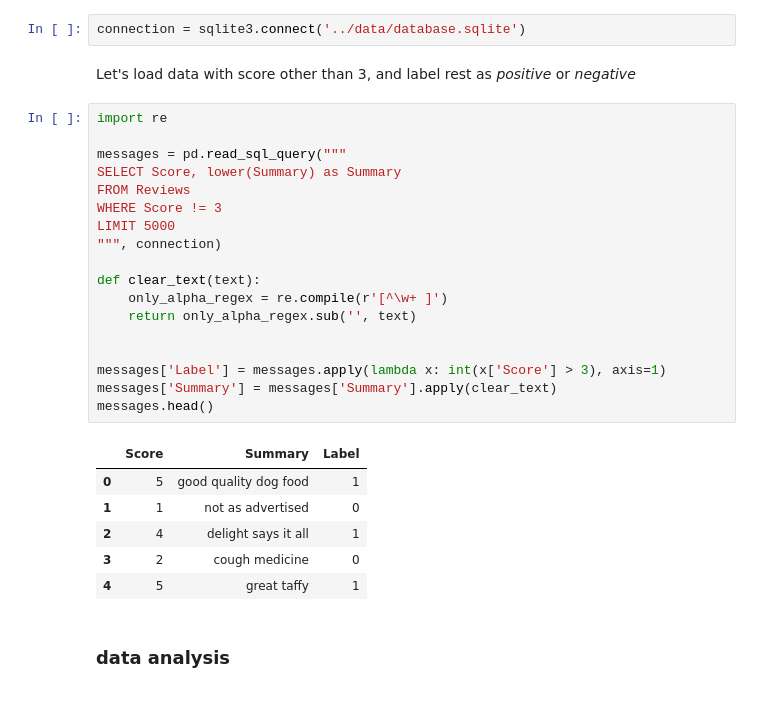
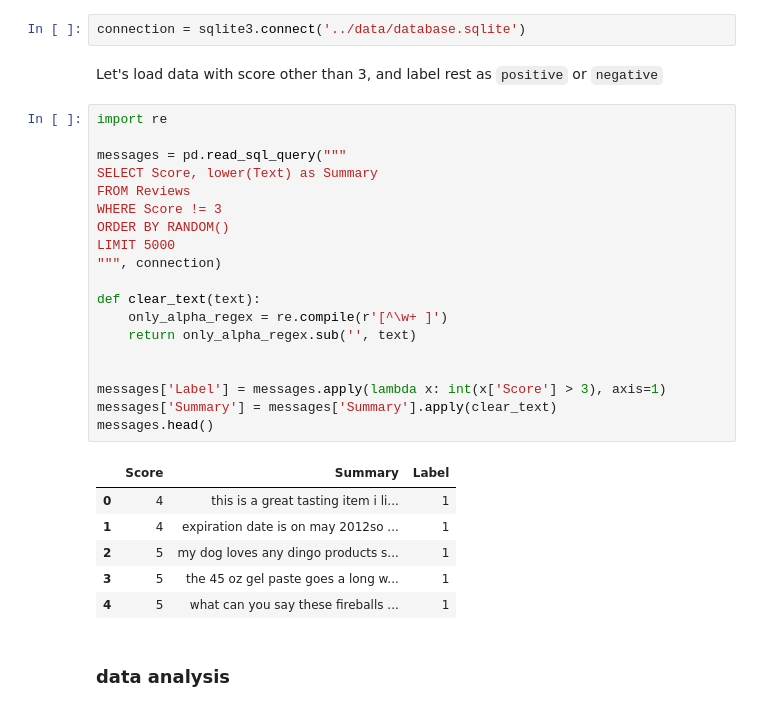
Before and after one commit to Valian/nlp-sentiment-analysis, a Jupyter notebook: notebooks/spacy_embeddings_different_models.ipynb, the cells around one changed output. Drawn from its saved outputs; the diff is of its cells as text.

```diff
--- a/notebooks/spacy_embeddings_different_models.ipynb
+++ b/notebooks/spacy_embeddings_different_models.ipynb
@@ -15,32 +15,33 @@ nlp = spacy.load('en_vectors_web_lg')
 # %%
 connection = sqlite3.connect('../data/database.sqlite')
 # %% [markdown]
-Let's load data with score other than 3, and label rest as *positive* or *negative*
+Let's load data with score other than 3, and label rest as `positive` or `negative`
 # %%
 import re
 
 messages = pd.read_sql_query("""
-SELECT Score, lower(Summary) as Summary
+SELECT Score, lower(Text) as Summary
 FROM Reviews
 WHERE Score != 3
+ORDER BY RANDOM()
 LIMIT 5000
 """, connection)
 
 def clear_text(text):
     only_alpha_regex = re.compile(r'[^\w+ ]')
     return only_alpha_regex.sub('', text)
 
 
 messages['Label'] = messages.apply(lambda x: int(x['Score'] > 3), axis=1)
 messages['Summary'] = messages['Summary'].apply(clear_text)
 messages.head()
 # %% [output]
 |  | Score | Summary | Label |
-| 0 | 5 | good quality dog food | 1 |
-| 1 | 1 | not as advertised | 0 |
-| 2 | 4 | delight says it all | 1 |
-| 3 | 2 | cough medicine | 0 |
-| 4 | 5 | great taffy | 1 |
+| 0 | 4 | this is a great tasting item i li... | 1 |
+| 1 | 4 | expiration date is on may 2012so ... | 1 |
+| 2 | 5 | my dog loves any dingo products s... | 1 |
+| 3 | 5 | the 45 oz gel paste goes a long w... | 1 |
+| 4 | 5 | what can you say these fireballs ... | 1 |
 # %% [markdown]
 ### data analysis
 # %%
```
Also changed, not shown: parts of 13 cells of this notebook, 6 other files.
